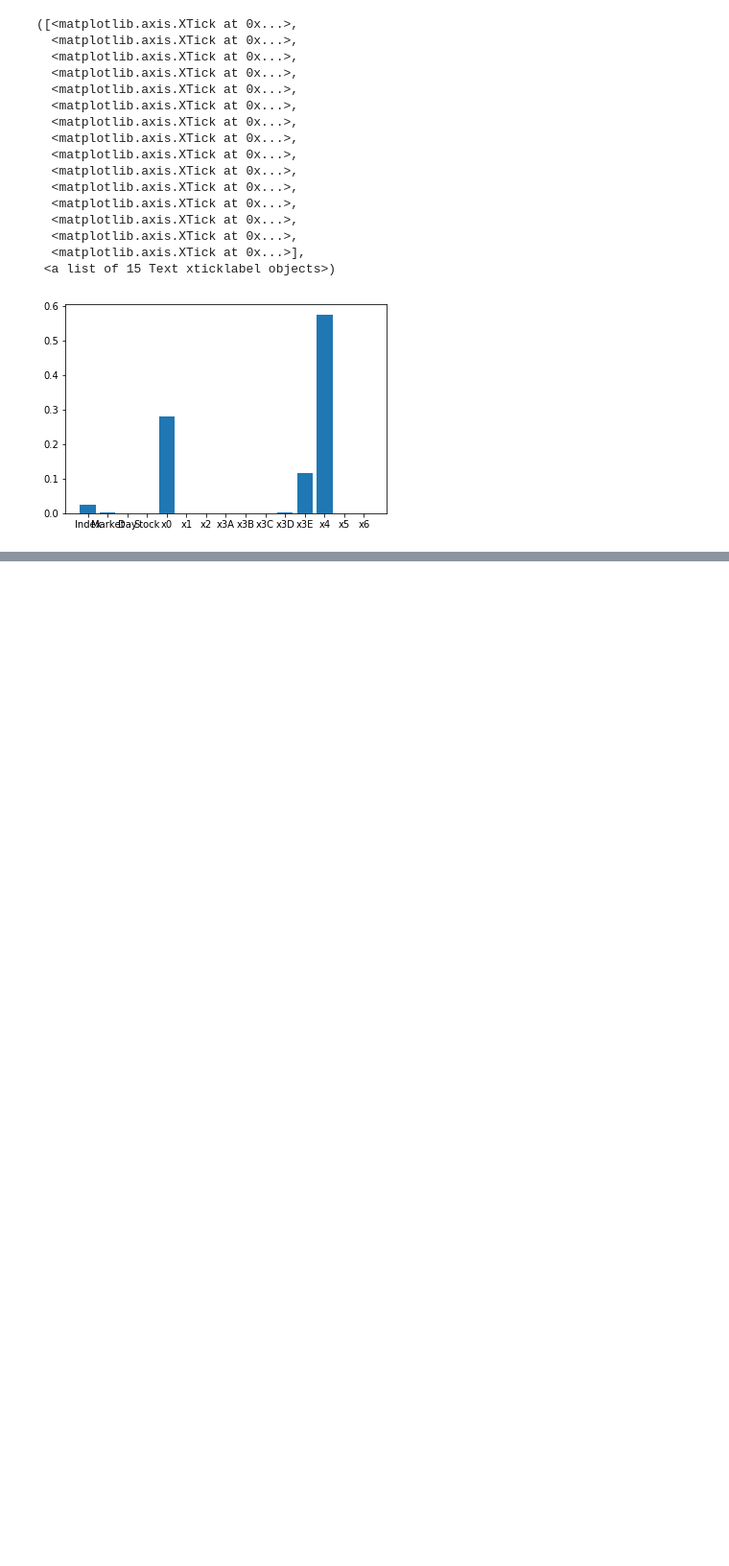
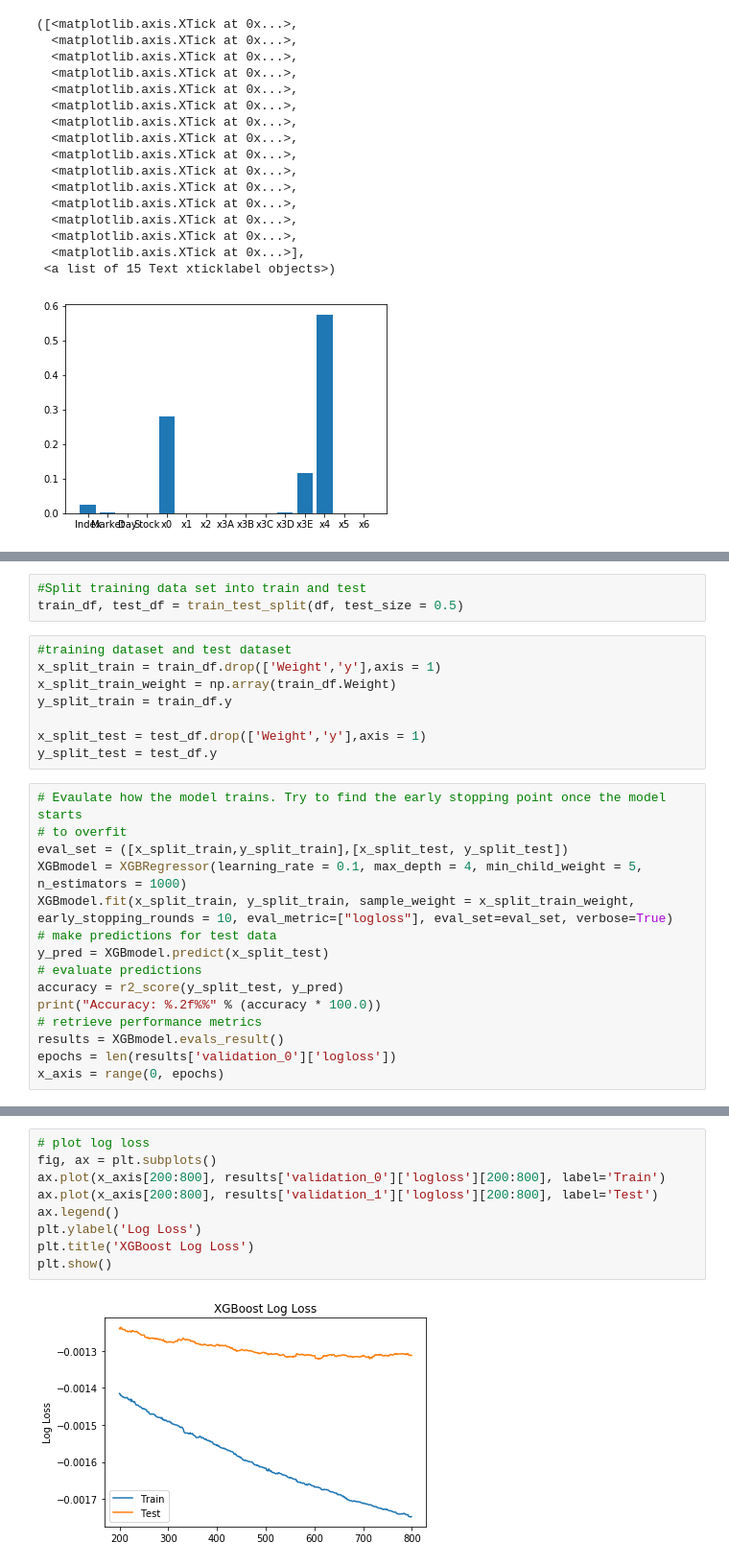
Before and after one commit to tboson/StockPredictor, a Jupyter notebook: Code/ProcessData.ipynb, the cells around one changed output, grey strips where cells are left out. Shown at 96% size. Drawn from its saved outputs; the diff is of its cells as text; blank space fills up the shorter version.

Commit message:
Added XGB Regressor with early stopping rounds

```diff
--- a/Code/ProcessData.ipynb
+++ b/Code/ProcessData.ipynb
@@ -207,0 +333,26 @@ XGBoostError: b'[21:52:52] src/objective/regression_obj.cc:43: Check failed: inf
+# %%
+#Split training data set into train and test
+train_df, test_df = train_test_split(df, test_size = 0.5)
+# %%
+#training dataset and test dataset
+x_split_train = train_df.drop(['Weight','y'],axis = 1)
+x_split_train_weight = np.array(train_df.Weight)
+y_split_train = train_df.y
+
+x_split_test = test_df.drop(['Weight','y'],axis = 1)
+y_split_test = test_df.y
+# %%
+# Evaulate how the model trains. Try to find the early stopping point once the model starts
+# to overfit
+eval_set = ([x_split_train,y_split_train],[x_split_test, y_split_test])
+XGBmodel = XGBRegressor(learning_rate = 0.1, max_depth = 4, min_child_weight = 5, n_estimators = 1000)
+XGBmodel.fit(x_split_train, y_split_train, sample_weight = x_split_train_weight, early_stopping_rounds = 10, eval_metric=["logloss"], eval_set=eval_set, verbose=True)
+# make predictions for test data
+y_pred = XGBmodel.predict(x_split_test)
+# evaluate predictions
+accuracy = r2_score(y_split_test, y_pred)
+print("Accuracy: %.2f%%" % (accuracy * 100.0))
+# retrieve performance metrics
+results = XGBmodel.evals_result()
+epochs = len(results['validation_0']['logloss'])
+x_axis = range(0, epochs)
@@ -207,0 +377,11 @@ XGBoostError: b'[21:52:52] src/objective/regression_obj.cc:43: Check failed: inf
+# %%
+# plot log loss
+fig, ax = plt.subplots()
+ax.plot(x_axis[200:800], results['validation_0']['logloss'][200:800], label='Train')
+ax.plot(x_axis[200:800], results['validation_1']['logloss'][200:800], label='Test')
+ax.legend()
+plt.ylabel('Log Loss')
+plt.title('XGBoost Log Loss')
+plt.show()
+# %% [output]
+[figure, added]
```
Also changed, not shown: parts of 21 cells of this notebook.
